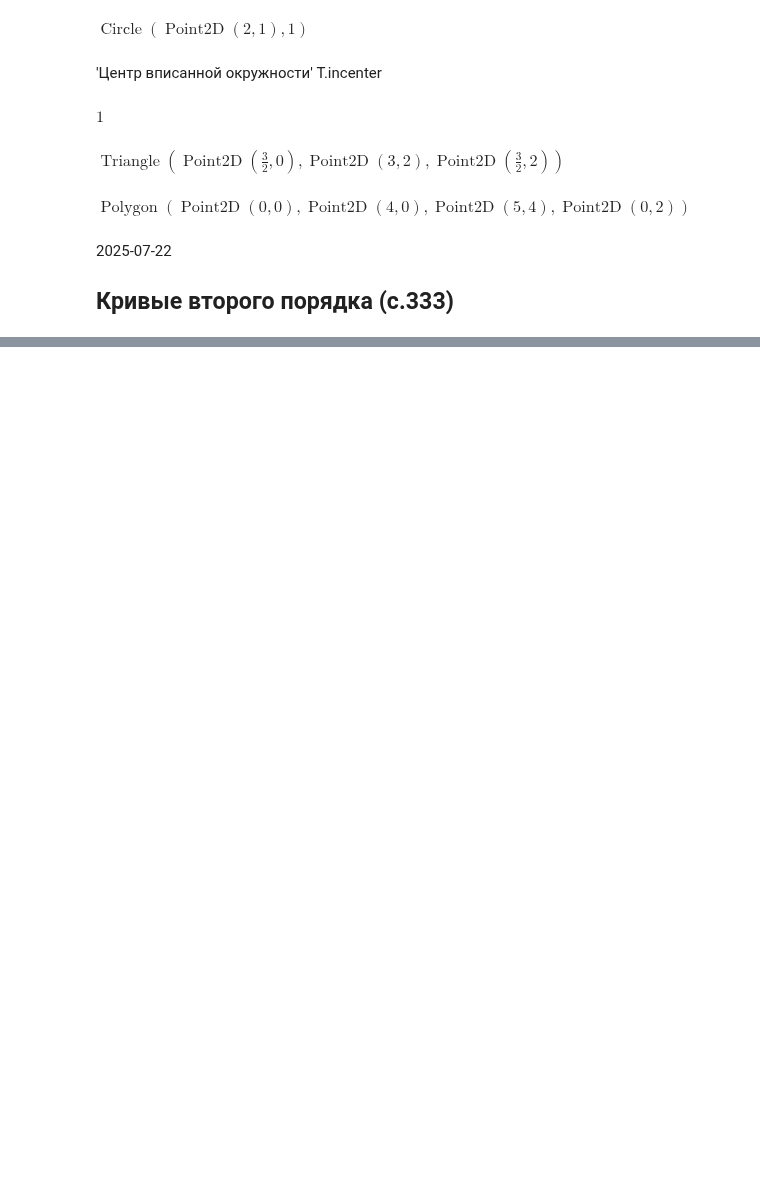
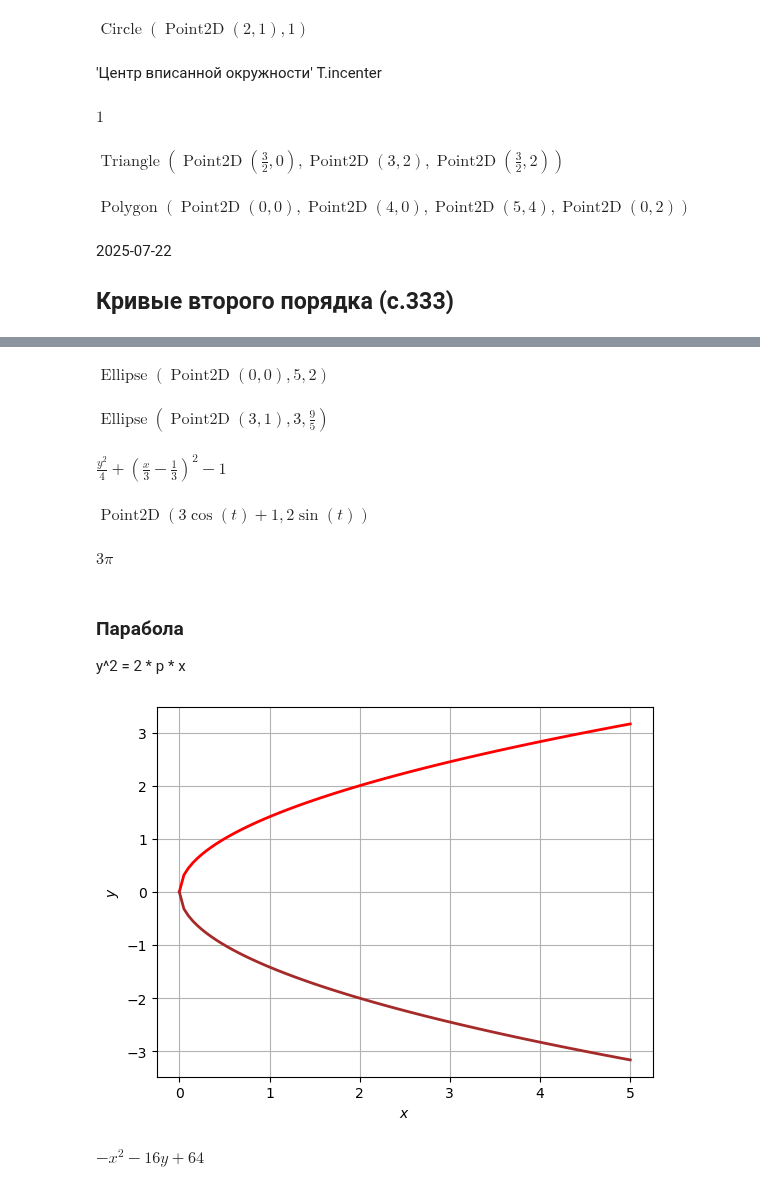
Before and after one commit to igor-novozhilov/Math_with_Python, a Jupyter notebook: 2025-05-13_Matematika_na_Python.ipynb, the cells around one changed output, grey strips where cells are left out. Cells and saved outputs as stored; diff of their text form; code cells hidden in the pictures; blank space fills up the shorter version.

```diff
--- a/2025-05-13_Matematika_na_Python.ipynb
+++ b/2025-05-13_Matematika_na_Python.ipynb
@@ -2273,0 +2376,52 @@ $\displaystyle \operatorname{Polygon}\left(\operatorname{Point2D}\left(0, 0\righ
+# %%
+'Уравнение эволюты можно найти с помощью .hradius, .vradius, eccentricity, .foci, .focus_distance, .evolute'
+
+'Создание эллипса с центром в начале координат и полуосями 5 и 2'
+e1 = Ellipse(Point(0,0), 5, 2)
+e1
+# %% [output]
+$\displaystyle \operatorname{Ellipse}\left(\operatorname{Point2D}\left(0, 0\right), 5, 2\right)$
+# %%
+'Создание эллипса с заданным центром, горизонатльной полуосью и эксцентриситетом'
+e2 = Ellipse(Point(3,1), hradius = 3, eccentricity = Rational(4,5))
+e2
+# %% [output]
+$\displaystyle \operatorname{Ellipse}\left(\operatorname{Point2D}\left(3, 1\right), 3, \frac{9}{5}\right)$
+# %%
+'Уравнение эллипса'
+# Метод 'уравнение' .equation()
+e1 = Ellipse(Point(1,0), 3, 2)
+e1.equation()
+# %% [output]
+$\displaystyle \frac{y^{2}}{4} + \left(\frac{x}{3} - \frac{1}{3}\right)^{2} - 1$
+# %%
+'Параметрическое уравнение'
+# Метод 'произвольная точка' .arbitrary_point()
+e1 = Ellipse(Point(1,0), 3, 2)
+e1.arbitrary_point()
+# %% [output]
+$\displaystyle \operatorname{Point2D}\left(3 \cos{\left(t \right)} + 1, 2 \sin{\left(t \right)}\right)$
+# %%
+'Площадь эллипса'
+# Метод .area
+e1 = Ellipse(Point(1,0), 3, 1)
+e1.area
+# %% [output]
+$\displaystyle 3 \pi$
+# %% [markdown]
+### Парабола
+y^2 = 2 * p * x
+# %%
+x = np.linspace(0, 5, 100)
+y1 = np.sqrt(2*x)
+y2 = -np.sqrt(2*x)
+
+plt.plot(x, y1, lw=2, color = 'red')
+plt.plot(x, y2, lw=2, color = 'brown')
+
+plt.grid(True, linestyle = '-', color = '0.7')
+plt.ylabel('$y$')
+plt.xlabel('$x$')
+plt.show()
+# %% [output]
+[figure, added]
@@ -2273,0 +2434,6 @@ $\displaystyle \operatorname{Polygon}\left(\operatorname{Point2D}\left(0, 0\righ
+# %%
+'Создание параболы'
+p1 = Parabola(Point(0,0), Line(Point(5,8), Point(7,8)))
+p1.equation()
+# %% [output]
+$\displaystyle - x^{2} - 16 y + 64$
```
Also changed, not shown: parts of 18 cells of this notebook.
